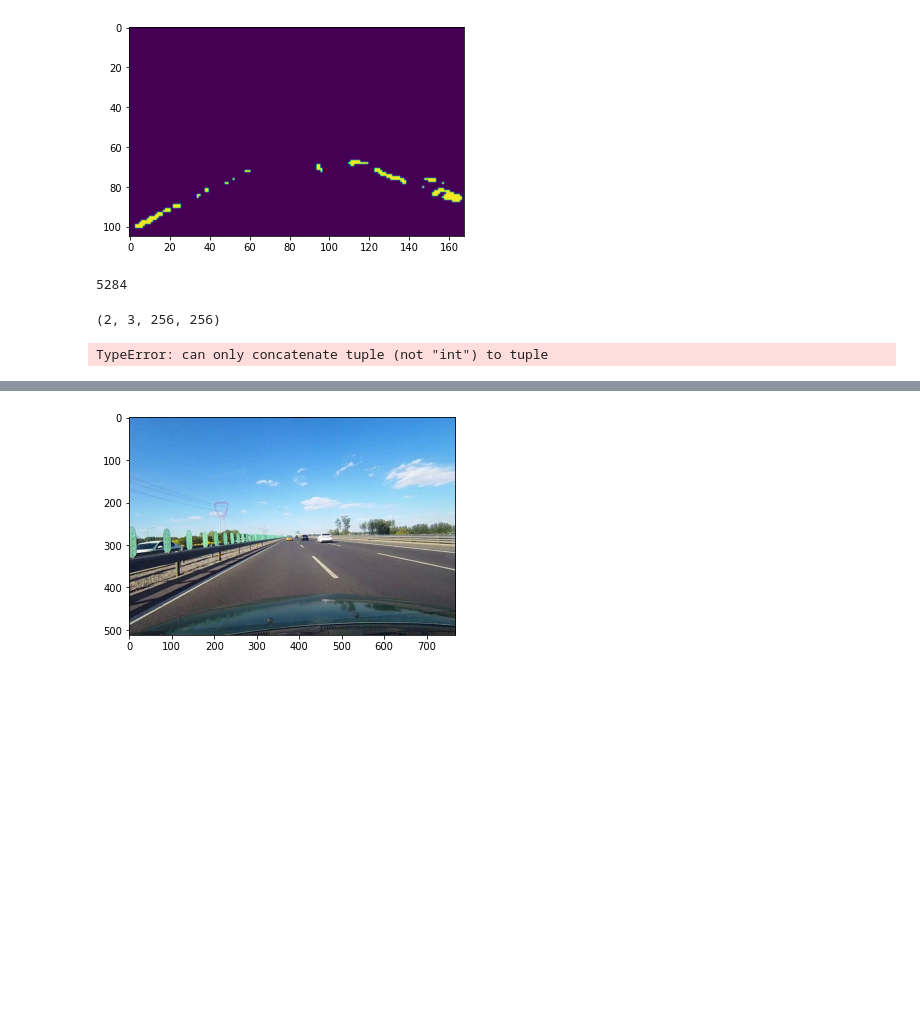
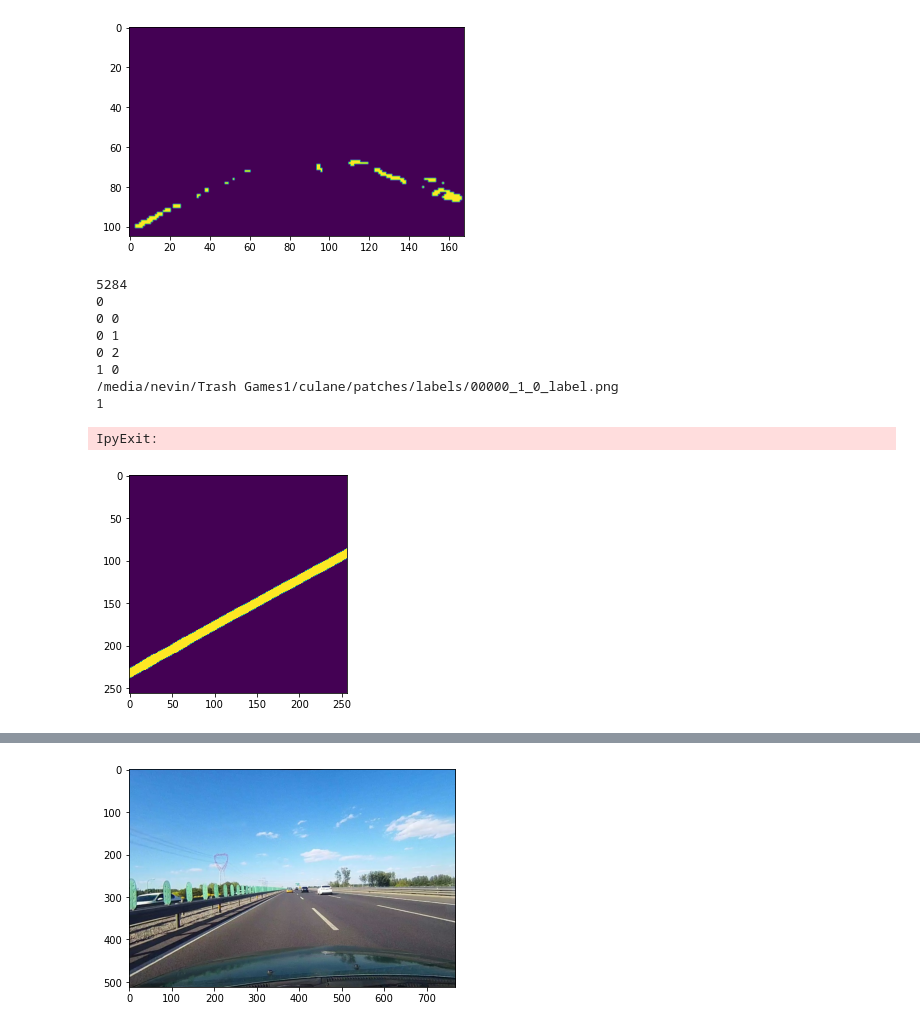
Before and after one commit to nevinpuri/slam, a Jupyter notebook: augmentation.ipynb, the cells around one changed output, grey strips where cells are left out. Saved outputs shown, nothing was run; the diff lists cells and outputs as text; code cells hidden in the pictures; blank space fills up the shorter version.

Commit message:
mask load

```diff
--- a/augmentation.ipynb
+++ b/augmentation.ipynb
@@ -125,7 +152,9 @@ def gen_seg(image, points):
 
 patch_size = 256
 
-for image in tqdm(output):
+for idx, image in tqdm(enumerate(output)):
+
+    print(idx)
     img_save_path = os.path.join(processed_dir, "images/", image.name)
     seg_save_path = os.path.join(processed_dir, "labels/", f"{image.stem}.png")
     label_path = f"{image.parent}/{image.stem}.lines.txt"
@@ -147,40 +176,56 @@ for image in tqdm(output):
 
     h = sy
     w = sx
     x = int(shape[1] / 2  - w / 2)
     y = int(shape[0] / 2 - h / 2)
 
     img = img[y:y+h, x:x+w]
     seg_mask = seg_mask[y:y+h, x:x+w]
 
     patches_img = patchify(img, (patch_size, patch_size, 3), step=patch_size)
     patches_mask = patchify(seg_mask, (patch_size, patch_size), step=patch_size)
 
     for i in range(patches_img.shape[0]):
         for k in range(patches_img.shape[1]):
+            print(i, k)
             patch_img = patches_img[i, k, :, :, :]
             patch_img = Image.fromarray(patch_img[0])
             patch_img.save(path.join(patches_dir, "images/", f"{image.stem}_{i}_{k}.png"))
 
-            print(patches_mask.shape)
-            patch_mask = patches_mask[i, k, :, :]
-            patches_mask = Image.fromarray(patches_mask)
-            patches_mask.save(path.join(patches_dir, "labels/"), f"{image.stem}_{i}_{k}.label.png")
+            p_mask = patches_mask[i, k, :, :]
+            cv.imwrite(path.join(patches_dir, "labels/", f"{image.stem}_{i}_{k}_label.png"), p_mask)
+            # p_mask = Image.fromarray(p_mask)
+
+            # if i == 1 and k == 0:
+                # plt.imshow(p_mask)
+                # print(path.join(patches_dir, "labels/", f"{image.stem}_{i}_{k}_label.png"))
+                # print(p_mask[200][50])
+                # cv.imwrite(path.join(patches_dir, "labels/", f"{image.stem}_{i}_{k}_label.png"), p_mask)
+                # exit()
+
+            # p_mask.save(path.join(patches_dir, "labels/", f"{image.stem}_{i}_{k}_label.png"))
 
     # img = cv.resize(img, (width, height), interpolation=cv.INTER_AREA)
     # seg_mask = cv.resize(seg_mask, (width, height), interpolation=cv.INTER_AREA)
 
-    img = Image.fromarray(img)
-    img.save(img_save_path)
+    # img = Image.fromarray(img)
+    # img.save(img_save_path)
 
-    seg_mask = Image.fromarray(seg_mask)
-    seg_mask.save(seg_save_path)
+    # seg_mask = Image.fromarray(seg_mask)
+    # seg_mask.save(seg_save_path)
 
     # c = colorize(np.asarray(seg_mask))
     # overlayed = blend(img, c)
     # plt.imshow(overlayed)
     # break
 # %% [output]
 5284
+0
+0 0
+0 1
+0 2
+1 0
+/media/nevin/Trash Games1/culane/patches/labels/00000_1_0_label.png
+1
-(2, 3, 256, 256)
+IpyExit:
-TypeError: can only concatenate tuple (not "int") to tuple
+[figure, added]
```
Also changed, not shown: parts of 2 cells of this notebook.
